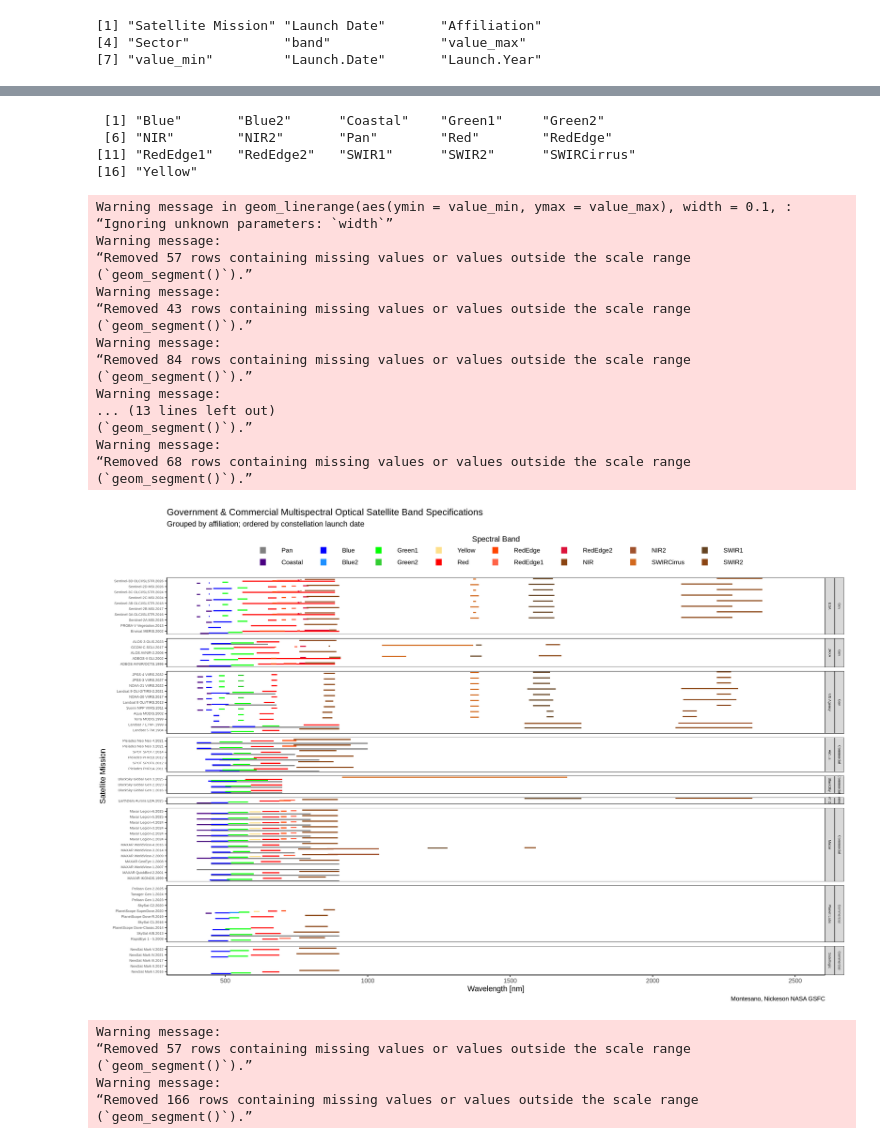
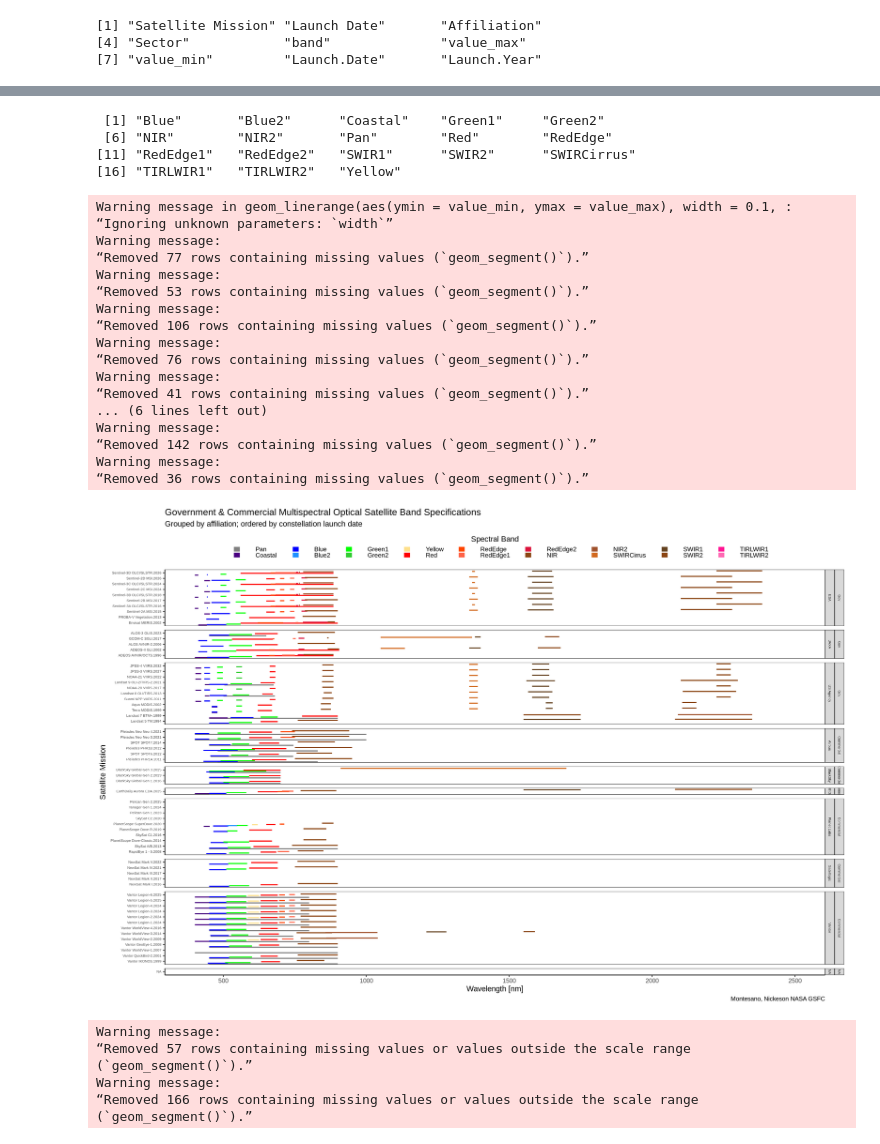
Before and after one commit to pahbs/csda_summaries, a Jupyter notebook: notebooks/csda_specs_multispec_smry.ipynb, the cells around one changed output, grey strips where cells are left out. Cells and saved outputs as stored; diff of their text form; code cells hidden in the pictures.

```diff
--- a/notebooks/csda_specs_multispec_smry.ipynb
+++ b/notebooks/csda_specs_multispec_smry.ipynb
@@ -866,7 +874,7 @@ names(df)
 library(stringr)
 
 df <- df %>%
-    mutate(`Satellite Mission` = map2_chr(Constellation, `Sensor/Generation`, function(x, y) {
+    mutate(`Satellite Mission` = map2_chr(Constellation, `Sensor Name`, function(x, y) {
         parts <- c(x, y)[!is.na(c(x, y))]  # Remove NA values
         paste(parts, collapse = " ")
     }))
@@ -986,7 +987,7 @@ levels(df_m_final_clean$band)
  [1] "Blue"       "Blue2"      "Coastal"    "Green1"     "Green2"
  [6] "NIR"        "NIR2"       "Pan"        "Red"        "RedEdge"
 [11] "RedEdge1"   "RedEdge2"   "SWIR1"      "SWIR2"      "SWIRCirrus"
-[16] "Yellow"
+[16] "TIRLWIR1"   "TIRLWIR2"   "Yellow"
 # %%
 # band_colors <- c(
 #         "Pan" = 'grey',
@@ -1053,7 +1054,8 @@ options(repr.plot.width =15, repr.plot.height = 10, repr.plot.res = 300)
 df_tmp = df_m_final_clean %>%
     #filter(Affiliation == 'Planet Labs' | Affiliation == 'ESA') %>%
     filter(!(Affiliation %in% c( 'SatVu', 'HydroSat'))) %>%
-      mutate(Launch.Date = as.Date(Launch.Date)) %>%  # Adjust date function as needed
+      #mutate(Launch.Date = as.Date(Launch.Date)) %>%  # Adjust date function as needed
+      mutate(Launch.Date = as.Date(as.character(Launch.Date), format = '%Y%m%d')) %>%
       arrange(Launch.Date) %>%
       mutate(`Satellite Mission` = factor(`Satellite Mission`, levels = unique(`Satellite Mission`))) %>%
       mutate(Sector = case_when(
@@ -1088,46 +1090,45 @@ p_spectral = ggplot(df_tmp
         panel.grid = element_blank(),
         panel.background = element_blank(),
         axis.line = element_line(color = "black")
     ) +
     guides(
         color = guide_legend(
           title.position = "top",
           title.hjust = 0.5,
           label.position = "right",
-          ncol = 8,
-          nrow = 2,
+    nrow = 2,            # only set rows; ncol auto-calculated
           byrow = FALSE,
           keywidth = unit(1.5, "cm"),    # Wider for horizontal lines
           keyheight = unit(0.3, "cm"),   # Shorter for horizontal lines
           label.theme = element_text(size = 9),
           override.aes = list(
             size = .1,                     # Line thickness
             linewidth = 4,                # Alternative line thickness
             linetype = 1                  # Solid line
           )
         )
     ) +
     facet_grid(Sector + Affiliation ~ ., scales = "free", space = "free")
 p_spectral
 # %% [output]
 Warning message in geom_linerange(aes(ymin = value_min, ymax = value_max), width = 0.1, :
 “Ignoring unknown parameters: `width`”
 Warning message:
-“Removed 57 rows containing missing values or values outside the scale range
-(`geom_segment()`).”
+“Removed 77 rows containing missing values (`geom_segment()`).”
 Warning message:
-“Removed 43 rows containing missing values or values outside the scale range
-(`geom_segment()`).”
+“Removed 53 rows containing missing values (`geom_segment()`).”
 Warning message:
-“Removed 84 rows containing missing values or values outside the scale range
-(`geom_segment()`).”
+“Removed 106 rows containing missing values (`geom_segment()`).”
 Warning message:
-... (13 lines left out)
-(`geom_segment()`).”
+“Removed 76 rows containing missing values (`geom_segment()`).”
 Warning message:
-“Removed 68 rows containing missing values or values outside the scale range
-(`geom_segment()`).”
+“Removed 41 rows containing missing values (`geom_segment()`).”
+... (6 lines left out)
+Warning message:
+“Removed 142 rows containing missing values (`geom_segment()`).”
+Warning message:
+“Removed 36 rows containing missing values (`geom_segment()`).”
-[figure, old version]
+[figure, new version]
 # %%
 ggsave(filename = '/projects/my-private-bucket/databank/csda/vhr_spectral_bands.png',plot = p_spectral, width = 10, height = 9, dpi=300 )
 # %% [output]
```
Also changed, not shown: parts of 25 cells of this notebook, 5 other files.
